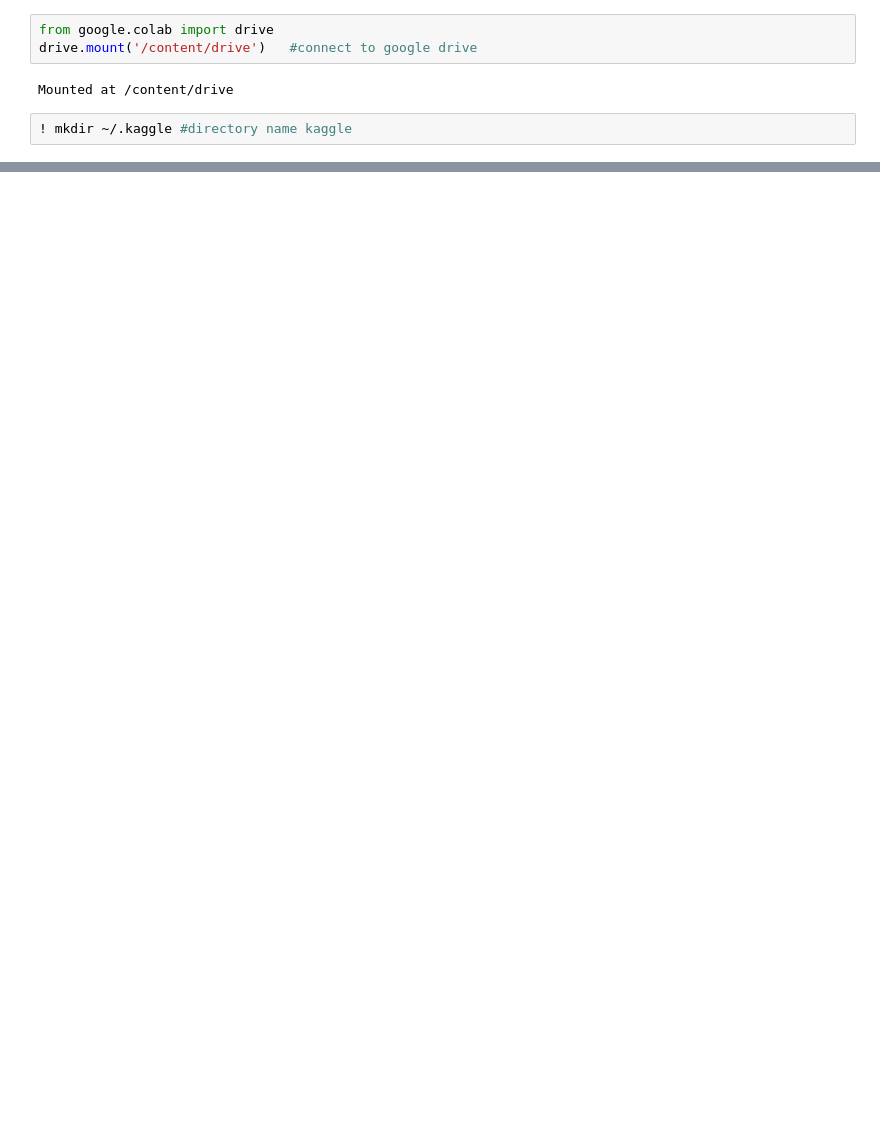
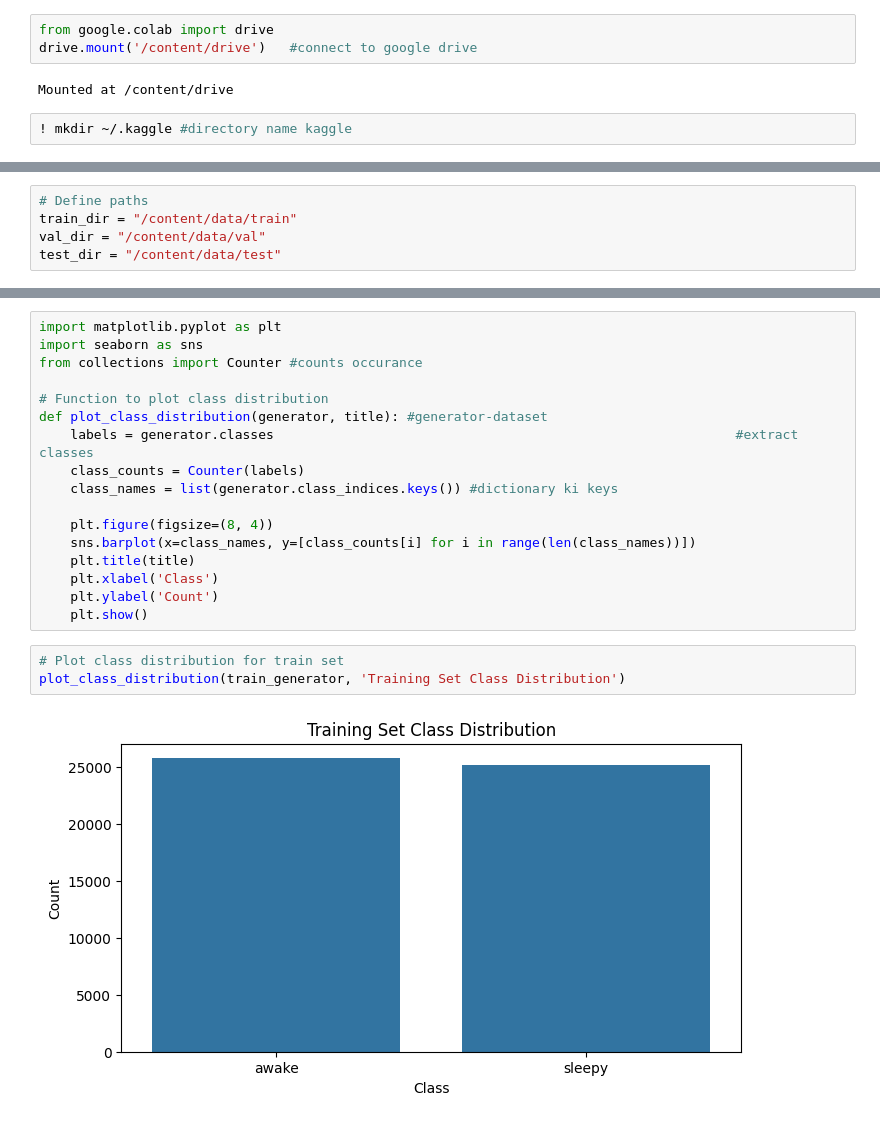
Before and after one commit to Harbhajan-Kaur/final_project_Harbhajan_Kaur, a Jupyter notebook: Kaggle_import.ipynb, the cells around one changed output, grey strips where cells are left out. Drawn from its saved outputs; the diff is of its cells as text; blank space fills up the shorter version.

```diff
--- a/Kaggle_import.ipynb
+++ b/Kaggle_import.ipynb
@@ -60,0 +60,5 @@ data
+# %%
+# Define paths
+train_dir = "/content/data/train"
+val_dir = "/content/data/val"
+test_dir = "/content/data/test"
@@ -60,0 +115,22 @@ data
+# %%
+import matplotlib.pyplot as plt
+import seaborn as sns
+from collections import Counter #counts occurance
+
+# Function to plot class distribution
+def plot_class_distribution(generator, title): #generator-dataset
+    labels = generator.classes                                                           #extract classes
+    class_counts = Counter(labels)
+    class_names = list(generator.class_indices.keys()) #dictionary ki keys
+
+    plt.figure(figsize=(8, 4))
+    sns.barplot(x=class_names, y=[class_counts[i] for i in range(len(class_names))])
+    plt.title(title)
+    plt.xlabel('Class')
+    plt.ylabel('Count')
+    plt.show()
+# %%
+# Plot class distribution for train set
+plot_class_distribution(train_generator, 'Training Set Class Distribution')
+# %% [output]
+[figure, added]
```
Also changed, not shown: parts of 14 cells of this notebook.
